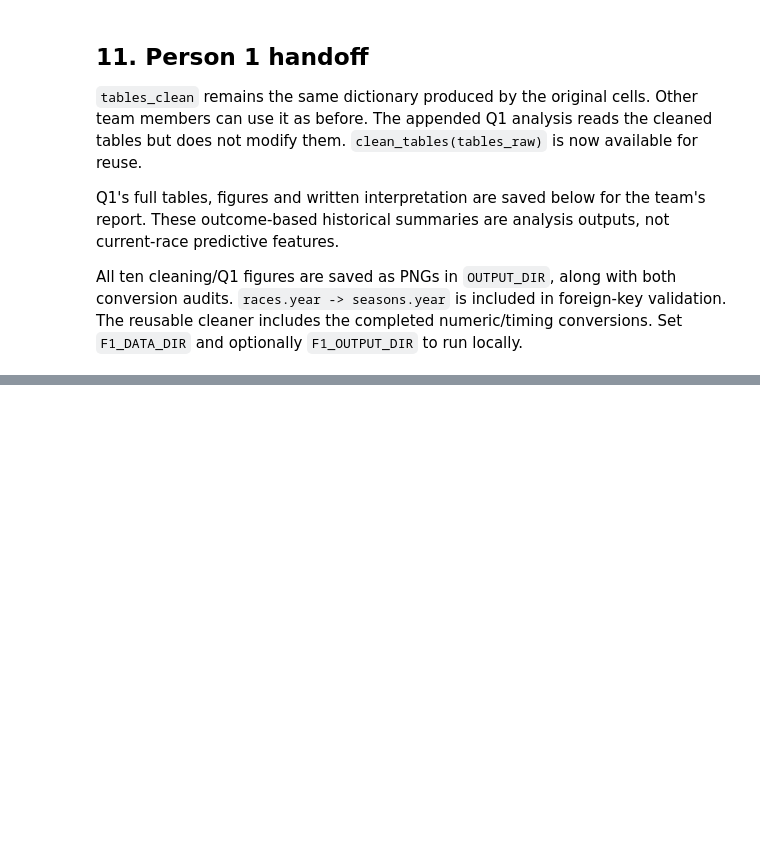
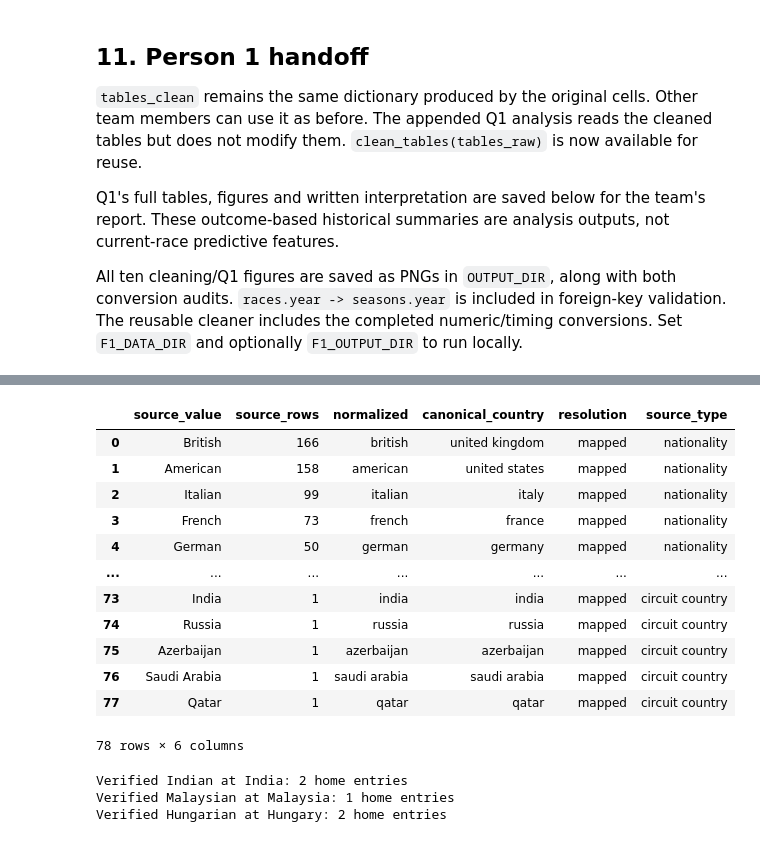
Before and after one commit to rawanelsragy/F1-Podium-Prediction, a Jupyter notebook: notebooks/part1completed.ipynb, the cells around one changed output, grey strips where cells are left out. Cells and saved outputs as stored; diff of their text form; code cells hidden in the pictures; blank space fills up the shorter version.

```diff
--- a/notebooks/part1completed.ipynb
+++ b/notebooks/part1completed.ipynb
@@ -1219,0 +1230,11 @@ Person 1 additions complete. Existing tables_clean preserved.
+# %%
+import re
+import unicodedata
+import json
+from pathlib import Path
+
+OUTPUT_DIR = Path(os.environ.get("F1_PERSON2_OUTPUT_DIR", "/kaggle/working/outputs"))
+OUTPUT_DIR.mkdir(parents=True, exist_ok=True)
+# Fingerprint the completed Person 1 tables before feature engineering.
+person1_fingerprints = {name: pd.util.hash_pandas_object(frame, index=True).sum()
+                        for name, frame in tables_clean.items()}
@@ -1219,0 +1426,45 @@ Person 1 additions complete. Existing tables_clean preserved.
+# %%
+def mapping_audit(series, mapping, source_type):
+    audit = series.value_counts(dropna=False).rename_axis("source_value").reset_index(name="source_rows")
+    audit["normalized"] = audit["source_value"].map(normalize_country_text)
+    audit["canonical_country"] = audit["normalized"].map(mapping)
+    audit["resolution"] = audit["normalized"].map(
+        lambda value: "mapped" if mapping.get(value) is not None else
+                      "explicitly unknown" if value in mapping else "unmapped")
+    audit["source_type"] = source_type
+    return audit
+
+country_mapping_audit = pd.concat([
+    mapping_audit(drivers["nationality"], NATIONALITY_TO_COUNTRY, "nationality"),
+    mapping_audit(circuits["country"], CIRCUIT_COUNTRY_TO_COUNTRY, "circuit country")], ignore_index=True)
+display(country_mapping_audit)
+country_mapping_audit.to_csv(OUTPUT_DIR / "country_mapping_audit.csv", index=False)
+assert not country_mapping_audit["resolution"].eq("unmapped").any(), "Audit and resolve new source values explicitly"
+driver_country = entries["nationality"].map(normalize_country_text).map(NATIONALITY_TO_COUNTRY)
+circuit_country = entries["country"].map(normalize_country_text).map(CIRCUIT_COUNTRY_TO_COUNTRY)
+known_country = driver_country.notna() & circuit_country.notna()
+entries["is_home_race"] = pd.Series(pd.NA, index=entries.index, dtype="Int8")
+entries.loc[known_country, "is_home_race"] = driver_country[known_country].eq(circuit_country[known_country]).astype("int8")
+# Regression checks for the previously misclassified source pairs.
+for nationality, country in [("Indian", "India"), ("Malaysian", "Malaysia"), ("Hungarian", "Hungary")]:
+    example = entries.loc[entries["nationality"].eq(nationality) & entries["country"].eq(country)]
+    assert not example.empty and example["is_home_race"].eq(1).all()
+    print(f"Verified {nationality} at {country}: {len(example)} home entries")
+assert entries.loc[~known_country, "is_home_race"].isna().all()
+# %% [output]
+|  | source_value | source_rows | normalized | canonical_country | resolution | source_type |
+| 0 | British | 166 | british | united kingdom | mapped | nationality |
+| 1 | American | 158 | american | united states | mapped | nationality |
+| 2 | Italian | 99 | italian | italy | mapped | nationality |
+| 3 | French | 73 | french | france | mapped | nationality |
+| 4 | German | 50 | german | germany | mapped | nationality |
+| ... | ... | ... | ... | ... | ... | ... |
+| 73 | India | 1 | india | india | mapped | circuit country |
+| 74 | Russia | 1 | russia | russia | mapped | circuit country |
+| 75 | Azerbaijan | 1 | azerbaijan | azerbaijan | mapped | circuit country |
+| 76 | Saudi Arabia | 1 | saudi arabia | saudi arabia | mapped | circuit country |
+| 77 | Qatar | 1 | qatar | qatar | mapped | circuit country |
+78 rows × 6 columns
+Verified Indian at India: 2 home entries
+Verified Malaysian at Malaysia: 1 home entries
+Verified Hungarian at Hungary: 2 home entries
```
Also changed, not shown: parts of 29 cells of this notebook.
